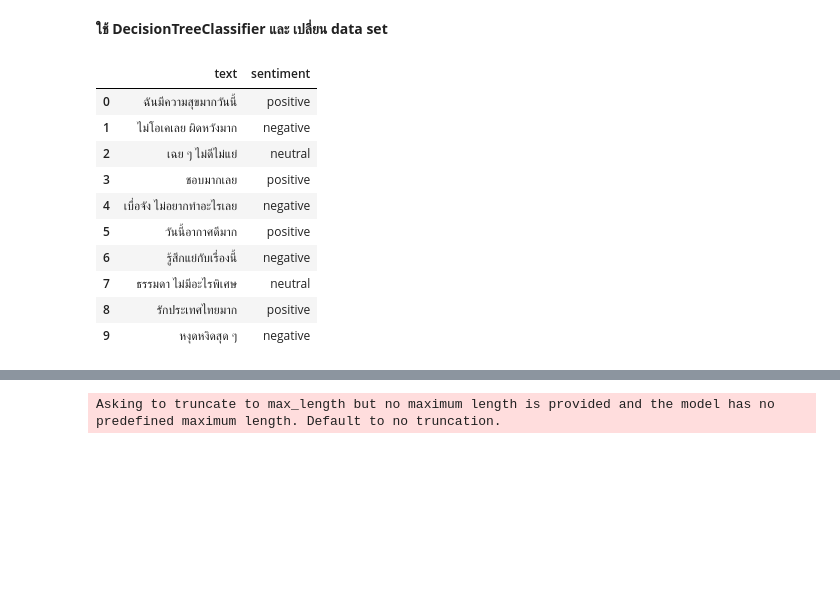
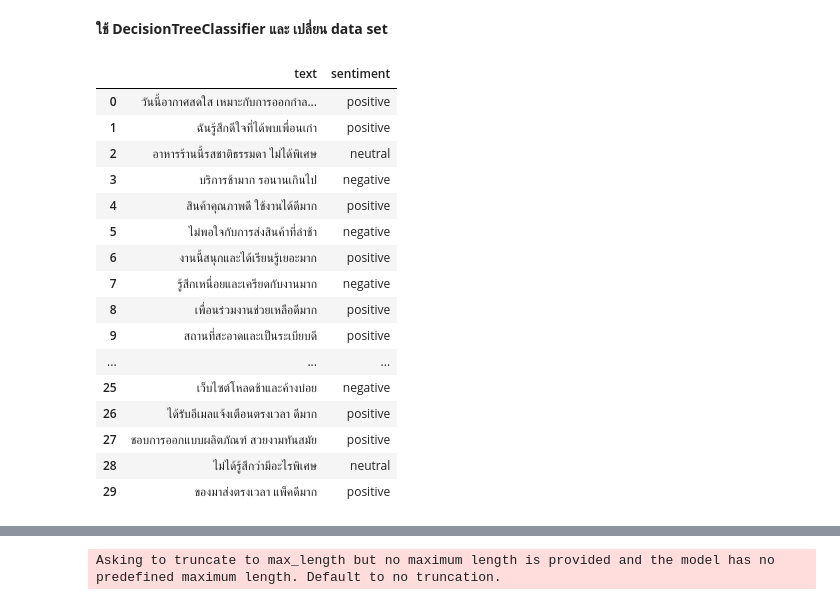
Before and after one commit to radza99/Lab, a Jupyter notebook: SentimentAnalysisBERT.ipynb, the cells around one changed output, grey strips where cells are left out. Saved outputs shown, nothing was run; the diff lists cells and outputs as text; code cells hidden in the pictures; blank space fills up the shorter version.

```diff
--- a/SentimentAnalysisBERT.ipynb
+++ b/SentimentAnalysisBERT.ipynb
@@ -13,19 +13,25 @@ from sklearn.metrics import classification_report, accuracy_score
 # โหลดข้อมูล
 df = pd.read_csv("my_sentiment_data.csv")
 # %%
-df.head(10)
+df.head(30)
 # %% [output]
 |  | text | sentiment |
-| 0 | ฉันมีความสุขมากวันนี้ | positive |
-| 1 | ไม่โอเคเลย ผิดหวังมาก | negative |
-| 2 | เฉย ๆ ไม่ดีไม่แย่ | neutral |
-| 3 | ชอบมากเลย | positive |
-| 4 | เบื่อจัง ไม่อยากทำอะไรเลย | negative |
-| 5 | วันนี้อากาศดีมาก | positive |
-| 6 | รู้สึกแย่กับเรื่องนี้ | negative |
-| 7 | ธรรมดา ไม่มีอะไรพิเศษ | neutral |
-| 8 | รักประเทศไทยมาก | positive |
-| 9 | หงุดหงิดสุด ๆ | negative |
+| 0 | วันนี้อากาศสดใส เหมาะกับการออกกำล... | positive |
+| 1 | ฉันรู้สึกดีใจที่ได้พบเพื่อนเก่า | positive |
+| 2 | อาหารร้านนี้รสชาติธรรมดา ไม่ได้พิเศษ | neutral |
+| 3 | บริการช้ามาก รอนานเกินไป | negative |
+| 4 | สินค้าคุณภาพดี ใช้งานได้ดีมาก | positive |
+| 5 | ไม่พอใจกับการส่งสินค้าที่ล่าช้า | negative |
+| 6 | งานนี้สนุกและได้เรียนรู้เยอะมาก | positive |
+| 7 | รู้สึกเหนื่อยและเครียดกับงานมาก | negative |
+| 8 | เพื่อนร่วมงานช่วยเหลือดีมาก | positive |
+| 9 | สถานที่สะอาดและเป็นระเบียบดี | positive |
+| ... | ... | ... |
+| 25 | เว็บไซต์โหลดช้าและค้างบ่อย | negative |
+| 26 | ได้รับอีเมลแจ้งเตือนตรงเวลา ดีมาก | positive |
+| 27 | ชอบการออกแบบผลิตภัณฑ์ สวยงามทันสมัย | positive |
+| 28 | ไม่ได้รู้สึกว่ามีอะไรพิเศษ | neutral |
+| 29 | ของมาส่งตรงเวลา แพ็คดีมาก | positive |
 # %%
 # โหลด tokenizer และ model ของ WangchanBERTa
 tokenizer = AutoTokenizer.from_pretrained("airesearch/wangchanberta-base-att-spm-uncased")
```
Also changed, not shown: parts of 7 cells of this notebook.
